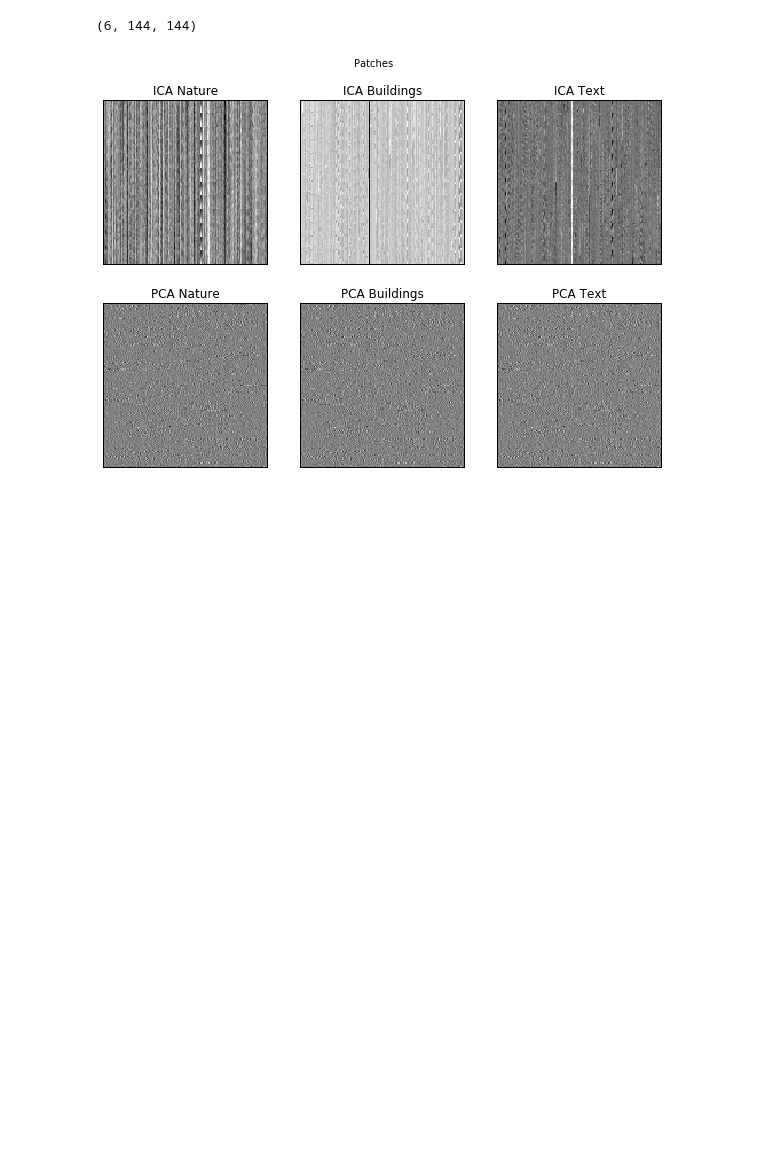
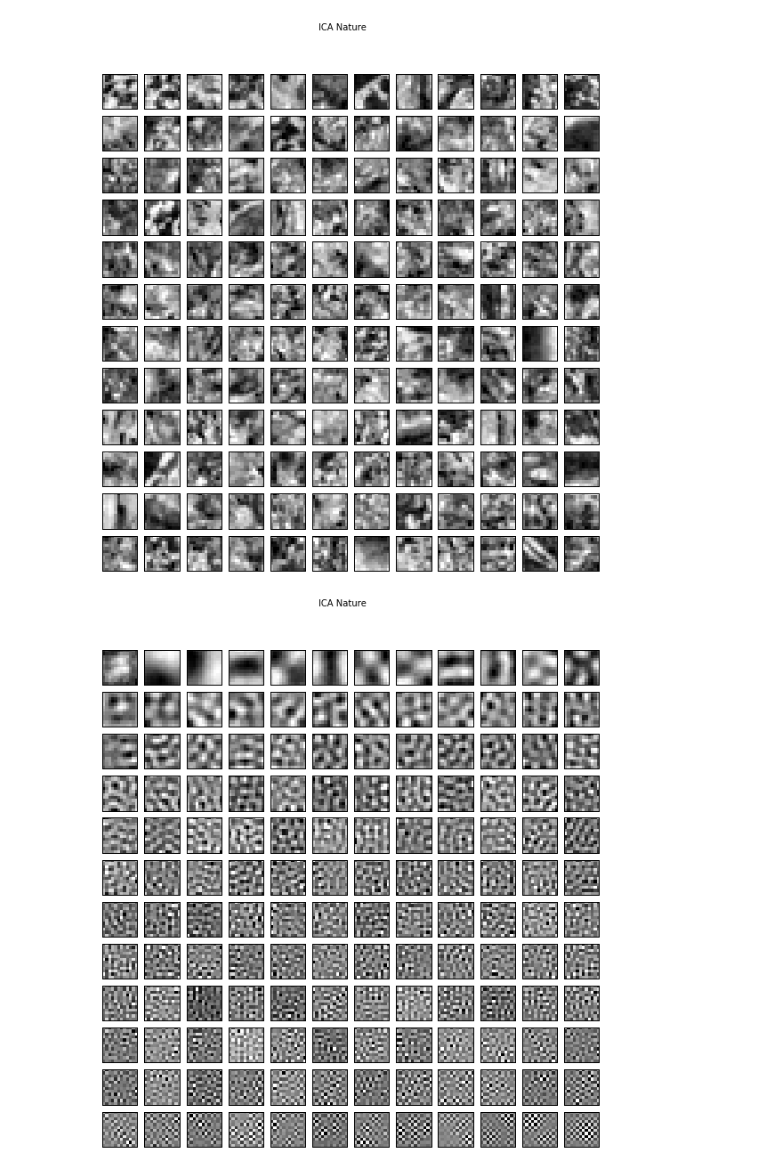
Before and after one commit to danijar/course-machine-intelligence-2, a Jupyter notebook: EX8/EX8-TheNebenhoeres.ipynb, the cells around one changed output. Saved outputs shown, nothing was run; the diff lists cells and outputs as text; code cells hidden in the pictures; blank space fills up the shorter version.

Commit message:
Plot ICA mixings and PCA components

```diff
--- a/EX8/EX8-TheNebenhoeres.ipynb
+++ b/EX8/EX8-TheNebenhoeres.ipynb
@@ -127,8 +127,15 @@ def sample_patches(images, count=5000, size=16):
         patches[i] = image[x: x + size, y: y + size].flatten()
     return patches
 
-def show_patches(patches, rows, cols, title='Patches', size=10, labels=None):
+def show_patches(patches, rows, cols, title='Patches', size=10, labels=None, drop_percentiles=0):
     assert len(patches) == rows * cols
+    # Normalize.
+    if drop_percentiles:
+        drop = min(1, int(len(patches) * drop_percentiles / 100))
+        middle = patches[drop: len(patches) - drop]
+        min_, max_ = middle.min(), middle.max()
+        patches = 256 * ((patches - min_) / (max_ - min_))
+    # Plot.
     fig, ax = plt.subplots(
         nrows=rows, ncols=cols, figsize=(size, size / cols * rows),
         subplot_kw={'xticks': [], 'yticks': []})
@@ -152,7 +159,7 @@ def compute_negentropy(data):
 
 def sort_features(mixing):
     negentropy = compute_negentropy(mixing)
-    mixing = mixing[np.argsort(negentropy)]
+    mixing = mixing[-np.argsort(negentropy)]
     return mixing
 
 def compare_features(datasets, names):
@@ -174,17 +181,33 @@ def compare_features(datasets, names):
 # %%
 import glob
 from sklearn.decomposition import FastICA, PCA
 from scipy import ndimage
 
 nature = [ndimage.imread(x) for x in glob.glob('imgpca/n*.jpg')]
 buildings = [ndimage.imread(x) for x in glob.glob('imgpca/b*.jpg')]
 text = [ndimage.imread(x) for x in glob.glob('imgpca/t*.jpg')]
 
-nature = sample_patches(nature, count=1000, size=12)
-buildings = sample_patches(buildings, count=1000, size=12)
-text = sample_patches(text, count=1000, size=12)
+count = 1000
+nature = sample_patches(nature, count=count, size=12)
+buildings = sample_patches(buildings, count=count, size=12)
+text = sample_patches(text, count=count, size=12)
 
-compare_features([nature, buildings, text], ['Nature', 'Buildings', 'Text'])
+def show_ica_features(data, label):
+    ica = FastICA(max_iter=2000)
+    ica.fit(data)
+    mixing = sort_features(ica.mixing_.T)
+    mixing = mixing.reshape((-1, 12, 12))
+    show_patches(mixing, 12, 12, 'ICA ' + label, drop_percentiles=5)
+
+def show_pca_features(data, label):
+    pca = PCA()
+    pca.fit(data)
+    components = pca.components_
+    components = components.reshape((-1, 12, 12))
+    show_patches(components, 12, 12, 'ICA ' + label, drop_percentiles=5)
+
+show_ica_features(nature, 'Nature')
+show_pca_features(nature, 'Nature')
 # %% [output]
-(6, 144, 144)
-[figure, old version]
+[figure, new version]
+[figure, added]
```
Also changed, not shown: parts of 4 cells of this notebook.
